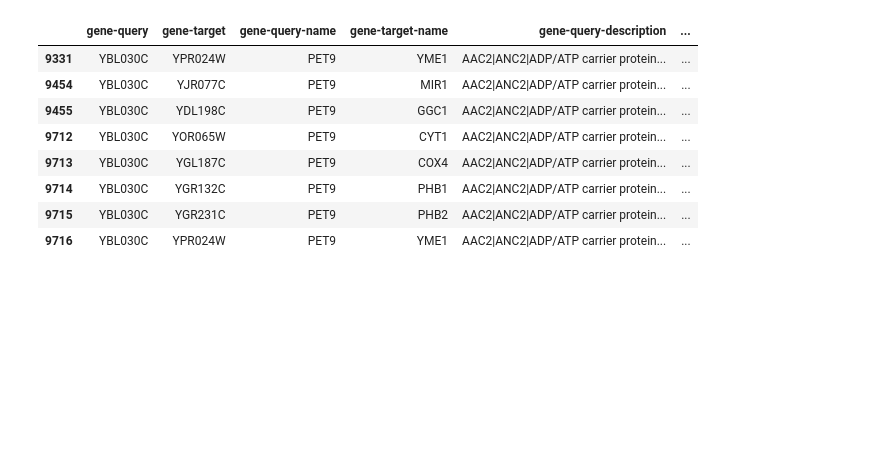
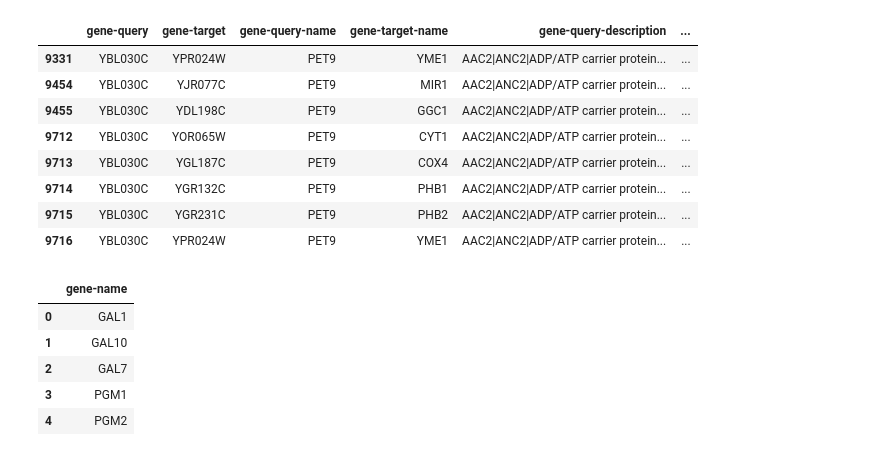
Before and after one commit to leilaicruz/machine-learning-for-yeast, a Jupyter notebook: functions-python/query_to_yeastmine.ipynb, the cells around one changed output. Saved outputs shown, nothing was run; the diff lists cells and outputs as text; code cells hidden in the pictures; blank space fills up the shorter version.

```diff
--- a/functions-python/query_to_yeastmine.ipynb
+++ b/functions-python/query_to_yeastmine.ipynb
@@ -90,3 +90,26 @@ data_sl[data_sl['gene-query-name']=='PET9']
 | 9714 | YBL030C | YGR132C | PET9 | PHB1 | AAC2|ANC2|ADP/ATP carrier protein... | ... |
 | 9715 | YBL030C | YGR231C | PET9 | PHB2 | AAC2|ANC2|ADP/ATP carrier protein... | ... |
 | 9716 | YBL030C | YPR024W | PET9 | YME1 | AAC2|ANC2|ADP/ATP carrier protein... | ... |
+# %%
+service = Service('https://yeastmine.yeastgenome.org/yeastmine/service', token = '11d7t1Y007Fa97c82f27')
+query = service.new_query("Pathway")
+query.add_view("name", "genes.symbol")
+query.add_constraint("name", "=", "galactose degradation", code = "A")
+
+data_toy=defaultdict(dict)
+
+for row,counter in zip(query.rows(),np.arange(0,len(query.rows()))):
+
+     data_toy['gene-name'][counter]=row['genes.symbol']
+
+data_toy_pd=pd.DataFrame(data_toy)
+data_gal_pathway=data_toy_pd.drop_duplicates()
+# %%
+data_gal_pathway
+# %% [output]
+|  | gene-name |
+| 0 | GAL1 |
+| 1 | GAL10 |
+| 2 | GAL7 |
+| 3 | PGM1 |
+| 4 | PGM2 |
```
Also changed, not shown: 3 other files.
